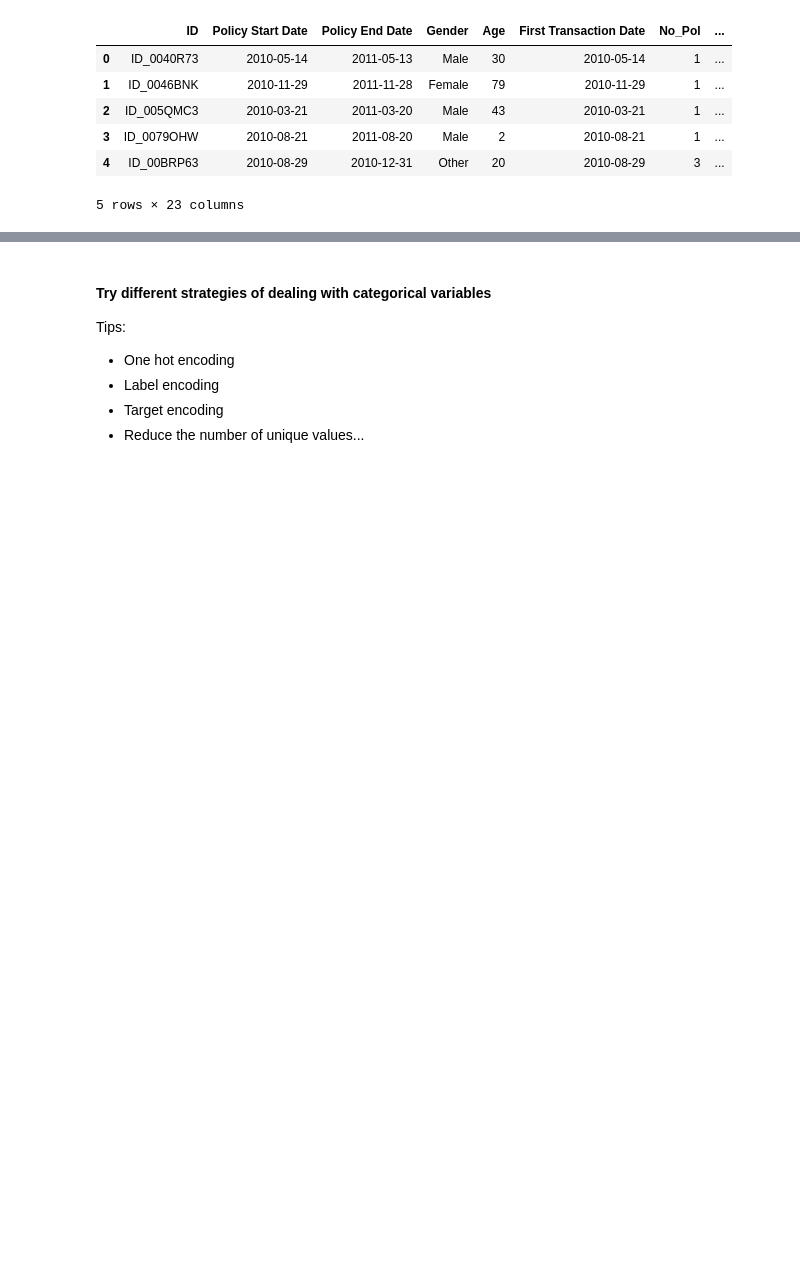
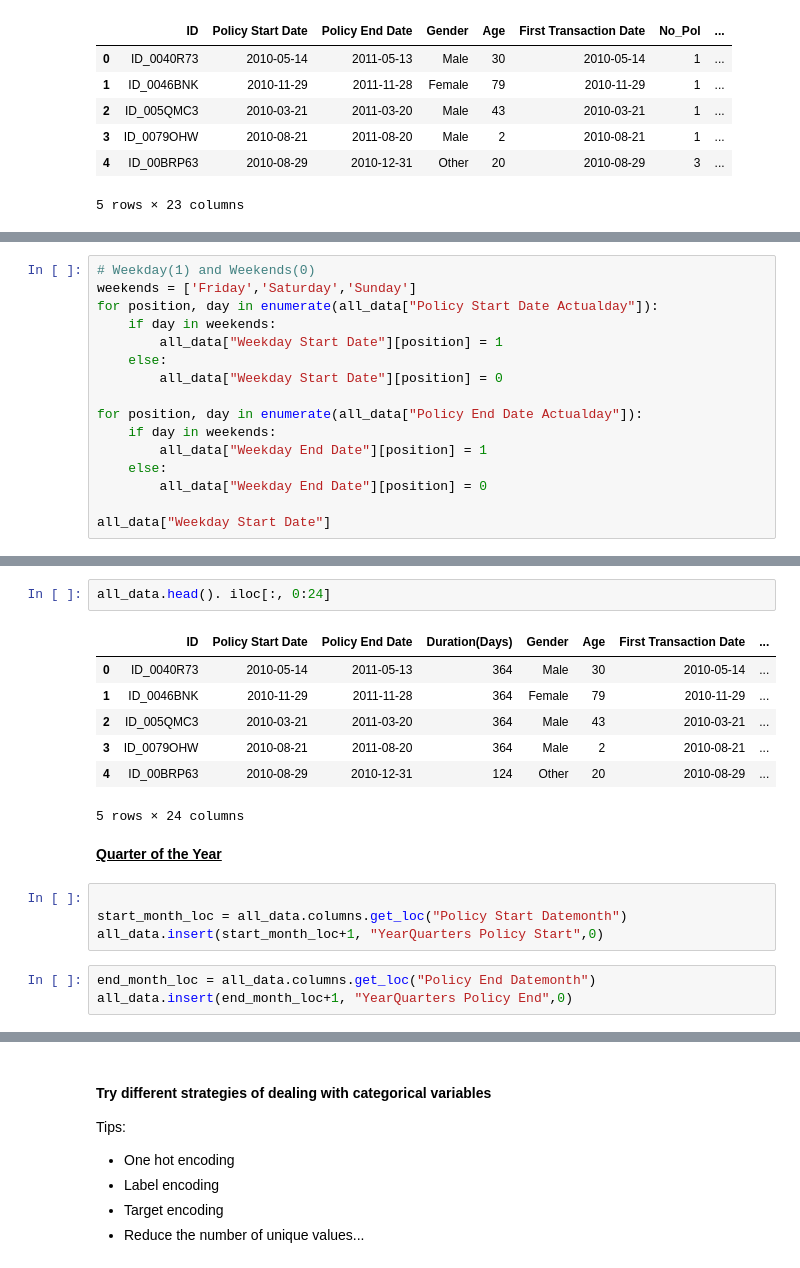
Before and after one commit to CherutoSharleen/Insurance-Claim-Datathon, a Jupyter notebook: Python_StarterNotebook.ipynb, the cells around one changed output, grey strips where cells are left out. Saved outputs shown, nothing was run; the diff lists cells and outputs as text; blank space fills up the shorter version.

```diff
--- a/Python_StarterNotebook.ipynb
+++ b/Python_StarterNotebook.ipynb
@@ -286,0 +356,16 @@ all_data.head()
+# %%
+# Weekday(1) and Weekends(0)
+weekends = ['Friday','Saturday','Sunday']
+for position, day in enumerate(all_data["Policy Start Date Actualday"]):
+    if day in weekends:
+        all_data["Weekday Start Date"][position] = 1
+    else:
+        all_data["Weekday Start Date"][position] = 0
+
+for position, day in enumerate(all_data["Policy End Date Actualday"]):
+    if day in weekends:
+        all_data["Weekday End Date"][position] = 1
+    else:
+        all_data["Weekday End Date"][position] = 0
+
+all_data["Weekday Start Date"]
@@ -286,0 +399,19 @@ all_data.head()
+# %%
+all_data.head(). iloc[:, 0:24]
+# %% [output]
+|  | ID | Policy Start Date | Policy End Date | Duration(Days) | Gender | Age | First Transaction Date | ... |
+| 0 | ID_0040R73 | 2010-05-14 | 2011-05-13 | 364 | Male | 30 | 2010-05-14 | ... |
+| 1 | ID_0046BNK | 2010-11-29 | 2011-11-28 | 364 | Female | 79 | 2010-11-29 | ... |
+| 2 | ID_005QMC3 | 2010-03-21 | 2011-03-20 | 364 | Male | 43 | 2010-03-21 | ... |
+| 3 | ID_0079OHW | 2010-08-21 | 2011-08-20 | 364 | Male | 2 | 2010-08-21 | ... |
+| 4 | ID_00BRP63 | 2010-08-29 | 2010-12-31 | 124 | Other | 20 | 2010-08-29 | ... |
+5 rows × 24 columns
+# %% [markdown]
+<b><u> Quarter of the Year
+# %%
+
+start_month_loc = all_data.columns.get_loc("Policy Start Datemonth")
+all_data.insert(start_month_loc+1, "YearQuarters Policy Start",0)
+# %%
+end_month_loc = all_data.columns.get_loc("Policy End Datemonth")
+all_data.insert(end_month_loc+1, "YearQuarters Policy End",0)
```
Also changed, not shown: parts of 23 cells of this notebook, 1 other file.
